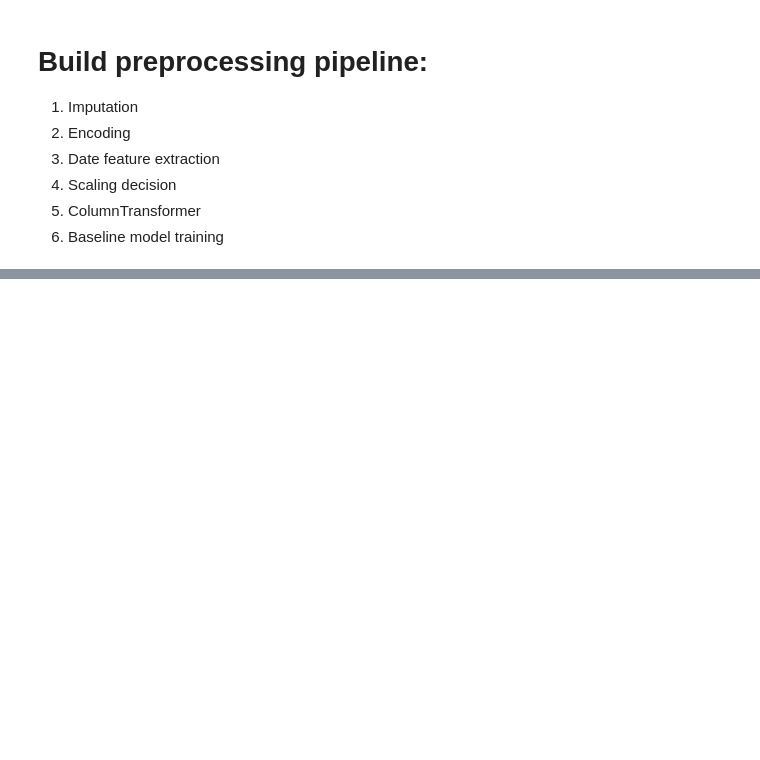
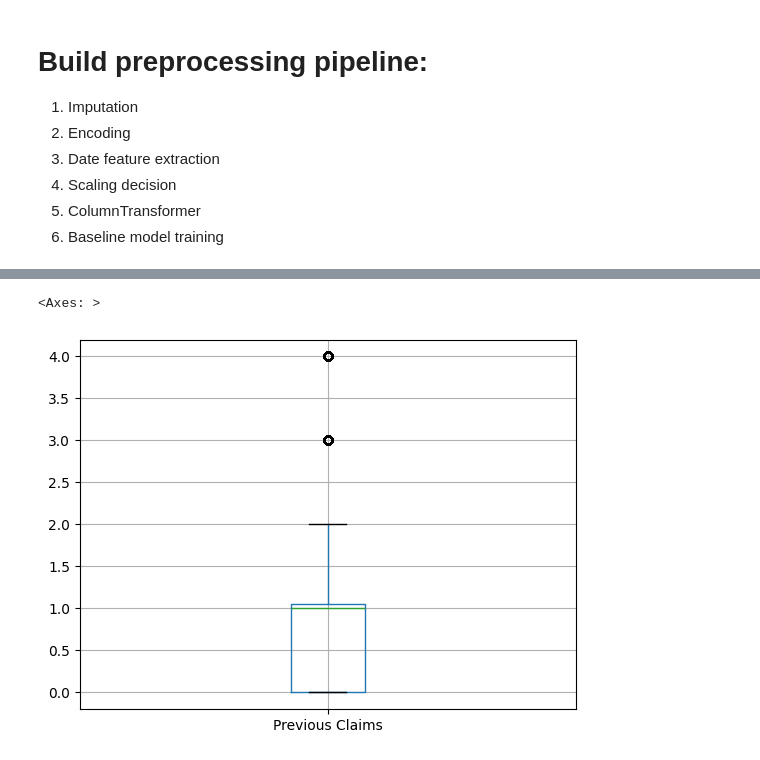
Before and after one commit to sushant758/ML-Exercises, a Jupyter notebook: Insurance_Regression.ipynb, the cells around one changed output, grey strips where cells are left out. Cells and saved outputs as stored; diff of their text form; code cells hidden in the pictures; blank space fills up the shorter version.

```diff
--- a/Insurance_Regression.ipynb
+++ b/Insurance_Regression.ipynb
@@ -1418,0 +1910,5 @@ num_cols = [
+# %%
+X_train[['Previous Claims']].boxplot()
+# %% [output]
+<Axes: >
+[figure, added]
```
Also changed, not shown: parts of 163 cells of this notebook.
